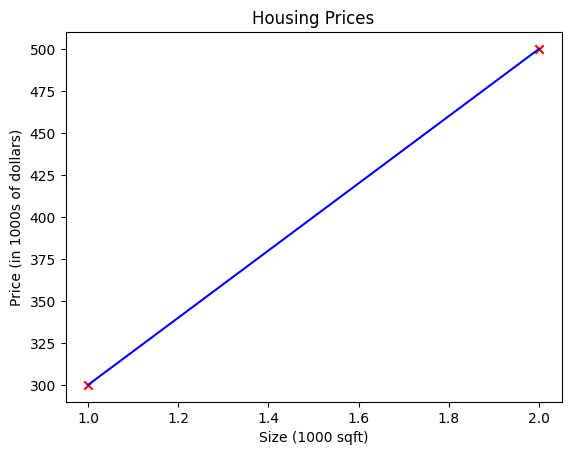
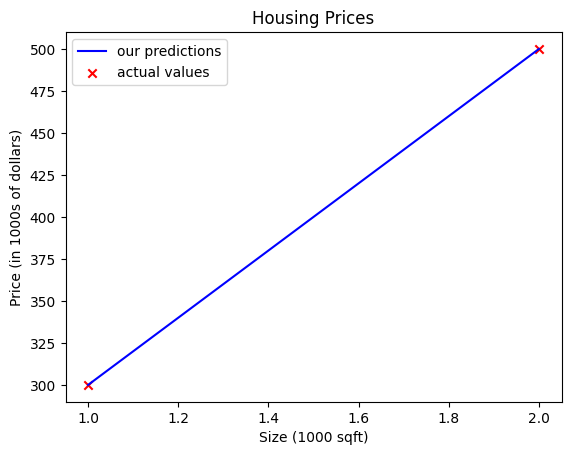
Code edit (unified diff) that turned the first committed figure into the second:
--- before
+++ after
@@ -7,3 +7,4 @@
 plt.ylabel('Price (in 1000s of dollars)')
 plt.xlabel('Size (1000 sqft)')
+plt.legend()
 plt.show

Commit: learn best w for model